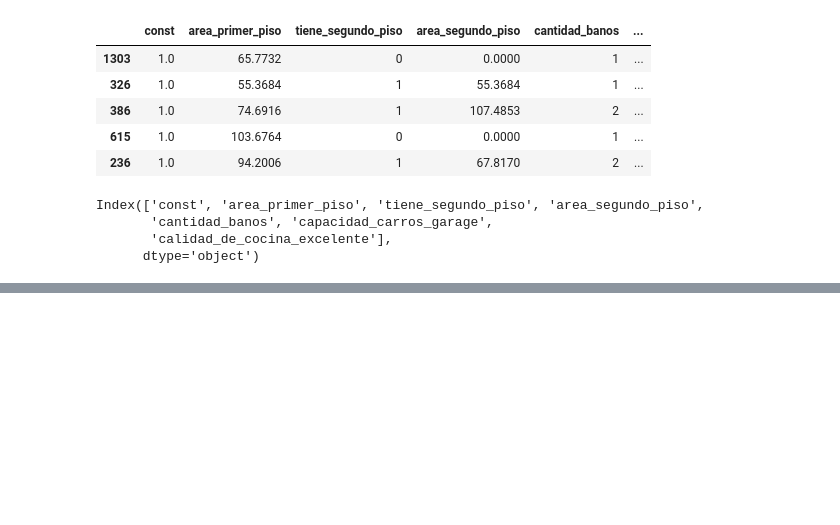
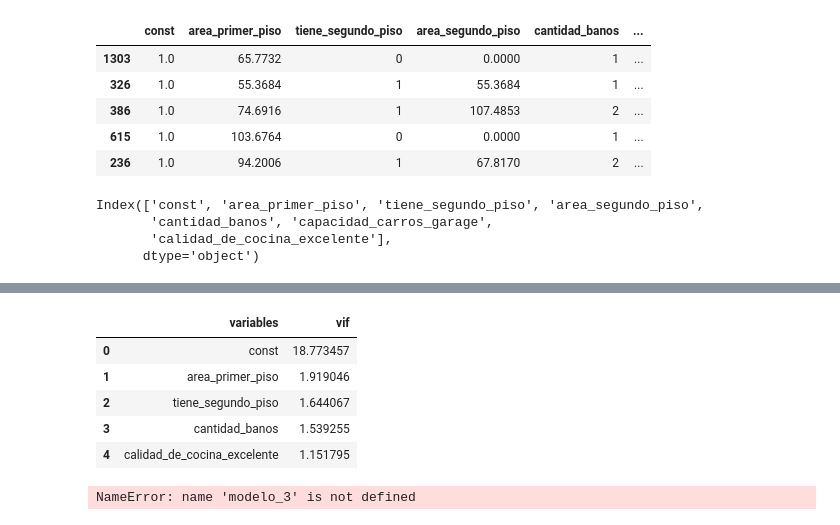
Before and after one commit to ocapios101/portafolio, a Jupyter notebook: REGRESION LINEAL.ipynb, the cells around one changed output, grey strips where cells are left out. Drawn from its saved outputs; the diff is of its cells as text; code cells hidden in the pictures; blank space fills up the shorter version.

```diff
--- a/REGRESION LINEAL.ipynb
+++ b/REGRESION LINEAL.ipynb
@@ -309,0 +267,16 @@ nuevas_casas
+# %%
+vif_3 = pd.DataFrame()
+vif_3['variables'] = explicativas_3
+vif_3['vif'] = [vif(X_train[explicativas_3],i) for i in range(len(explicativas_3))]
+vif_3
+# %% [output]
+|  | variables | vif |
+| 0 | const | 18.773457 |
+| 1 | area_primer_piso | 1.919046 |
+| 2 | tiene_segundo_piso | 1.644067 |
+| 3 | cantidad_banos | 1.539255 |
+| 4 | calidad_de_cocina_excelente | 1.151795 |
+# %%
+y_previsto_train = modelo_3.predict(X_train[explicativas_3])
+# %% [output]
+NameError: name 'modelo_3' is not defined
```
Also changed, not shown: parts of 15 cells of this notebook.
